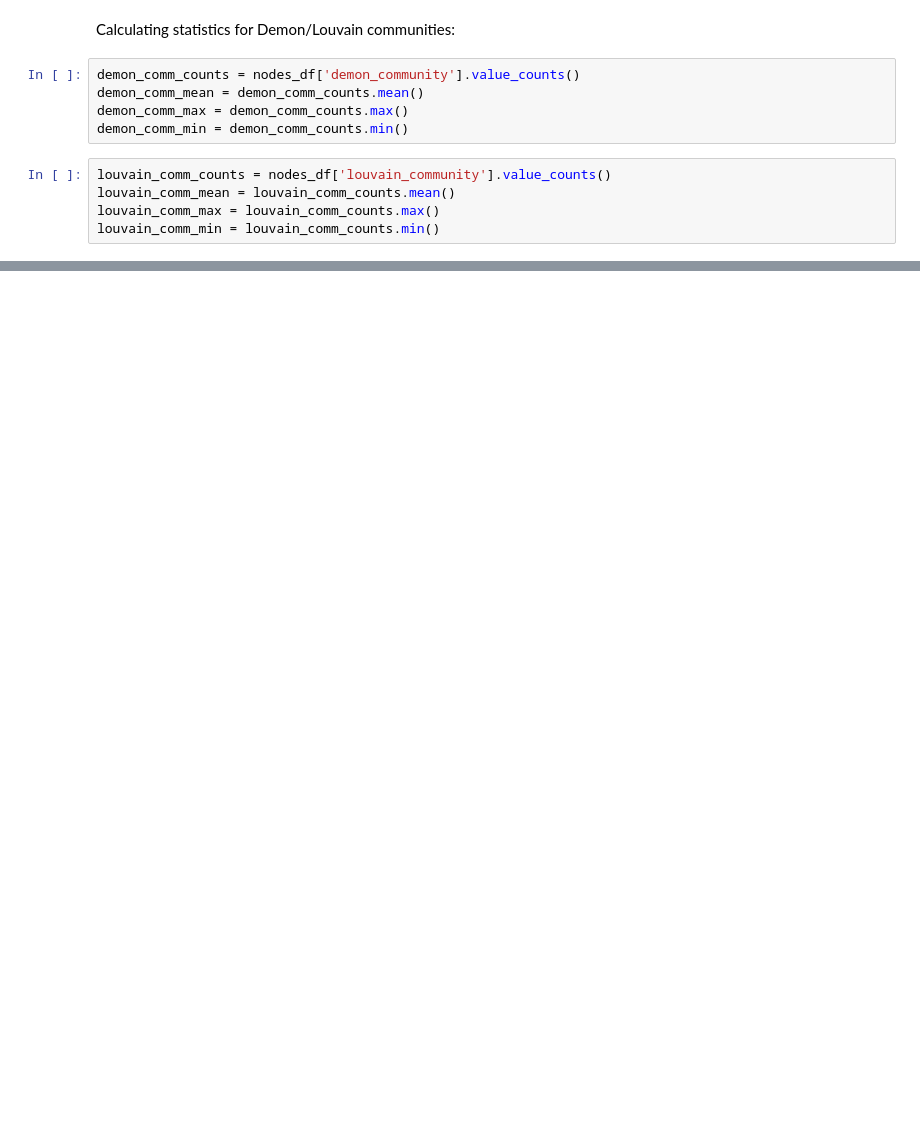
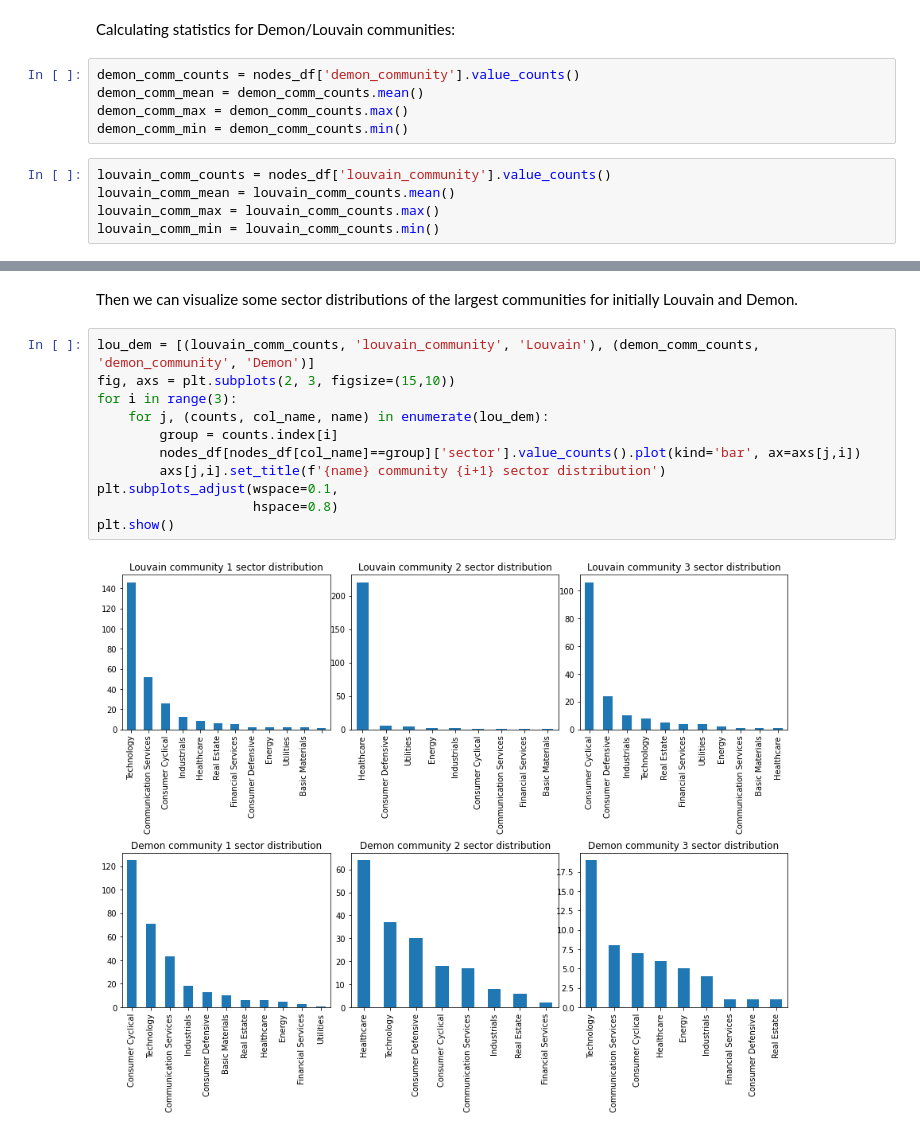
Before and after one commit to lassiraa/seekingalpha-network-analysis, a Jupyter notebook: community_discovery.ipynb, the cells around one changed output, grey strips where cells are left out. Cells and saved outputs as stored; diff of their text form; blank space fills up the shorter version.

```diff
--- a/community_discovery.ipynb
+++ b/community_discovery.ipynb
@@ -118,0 +122,15 @@ Min size k-clique community: 3
+# %% [markdown]
+Then we can visualize some sector distributions of the largest communities for initially Louvain and Demon.
+# %%
+lou_dem = [(louvain_comm_counts, 'louvain_community', 'Louvain'), (demon_comm_counts, 'demon_community', 'Demon')]
+fig, axs = plt.subplots(2, 3, figsize=(15,10))
+for i in range(3):
+    for j, (counts, col_name, name) in enumerate(lou_dem):
+        group = counts.index[i]
+        nodes_df[nodes_df[col_name]==group]['sector'].value_counts().plot(kind='bar', ax=axs[j,i])
+        axs[j,i].set_title(f'{name} community {i+1} sector distribution')
+plt.subplots_adjust(wspace=0.1,
+                    hspace=0.8)
+plt.show()
+# %% [output]
+[figure, added]
```
Also changed, not shown: parts of 11 cells of this notebook.
